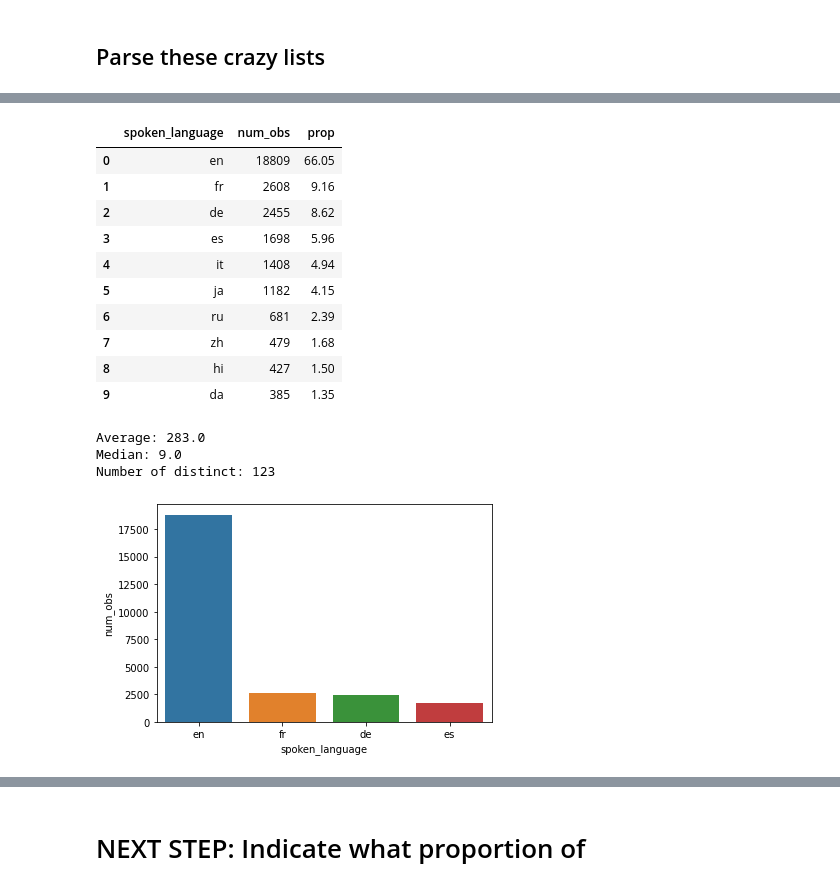
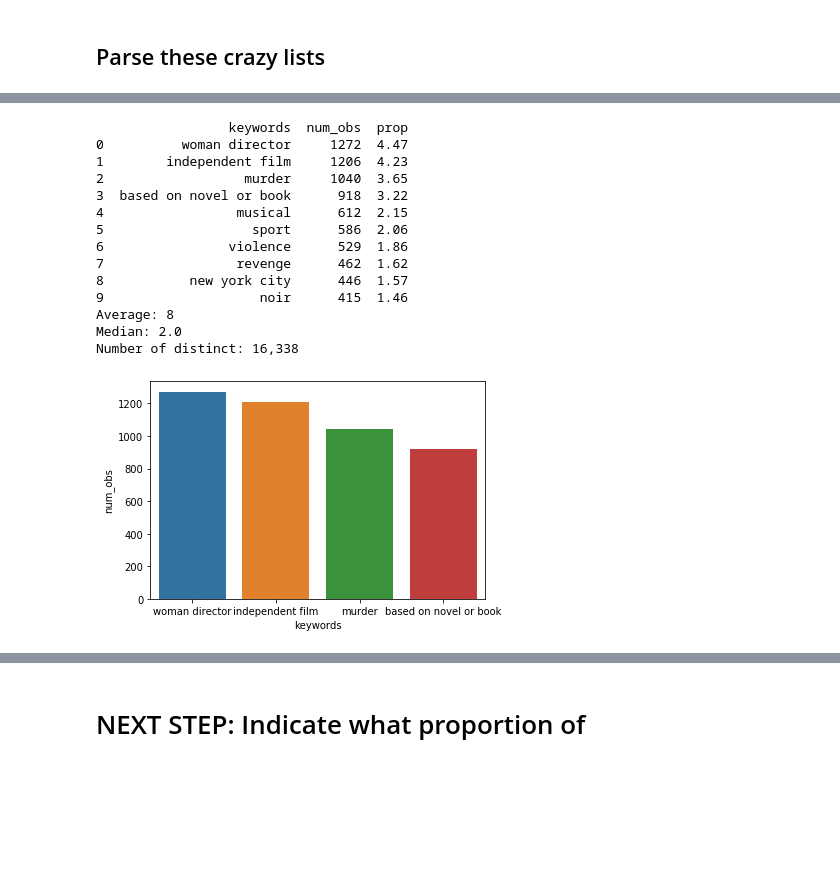
Before and after one commit to ChristopherDaigle/movie_ds_model, a Jupyter notebook: movie_data_analysis.ipynb, the cells around one changed output, grey strips where cells are left out. Drawn from its saved outputs; the diff is of its cells as text; code cells hidden in the pictures; blank space fills up the shorter version.

Commit message:
feat: parse columns with lists with function

```diff
--- a/movie_data_analysis.ipynb
+++ b/movie_data_analysis.ipynb
@@ -314,26 +231,18 @@ Number of distinct: 141
-# %%
-unique_sp_lang_info = pd.DataFrame.from_dict(unique_sp_lang, orient='index', columns=['num_obs']).sort_values('num_obs', ascending=False)
-unique_sp_lang_info['prop'] = round(unique_sp_lang_info['num_obs'] / df.shape[0], 4) * 100
-unique_sp_lang_info = unique_sp_lang_info.reset_index().rename(columns={'index': 'spoken_language'})
-display(unique_sp_lang_info.head(10))
-sns.barplot(x=unique_sp_lang_info['spoken_language'].head(4), y=unique_sp_lang_info['num_obs'].head(4));
-print("Average: {:,}".format(round(np.mean(unique_sp_lang_info['num_obs']))))
-print("Median: {:,}".format(round(np.median(unique_sp_lang_info['num_obs']))))
-print("Number of distinct: {:,}".format(unique_sp_lang_info.shape[0]))
-top_ten_sp_lang = list(unique_sp_lang_info['spoken_language'].head(10))
-# %% [output]
-|  | spoken_language | num_obs | prop |
-| 0 | en | 18809 | 66.05 |
-| 1 | fr | 2608 | 9.16 |
-| 2 | de | 2455 | 8.62 |
-| 3 | es | 1698 | 5.96 |
-| 4 | it | 1408 | 4.94 |
-| 5 | ja | 1182 | 4.15 |
-| 6 | ru | 681 | 2.39 |
-| 7 | zh | 479 | 1.68 |
-| 8 | hi | 427 | 1.50 |
-| 9 | da | 385 | 1.35 |
-Average: 283.0
-Median: 9.0
-Number of distinct: 123
-[figure, removed]
+# %%
+top_ten_kw = de.col_arr_parse(df,'keywords')
+# %% [output]
+                 keywords  num_obs  prop
+0          woman director     1272  4.47
+1        independent film     1206  4.23
+2                  murder     1040  3.65
+3  based on novel or book      918  3.22
+4                 musical      612  2.15
+5                   sport      586  2.06
+6                violence      529  1.86
+7                 revenge      462  1.62
+8           new york city      446  1.57
+9                    noir      415  1.46
+Average: 8
+Median: 2.0
+Number of distinct: 16,338
+[figure, added]
```
Also changed, not shown: parts of 7 cells of this notebook, 1 other file.
